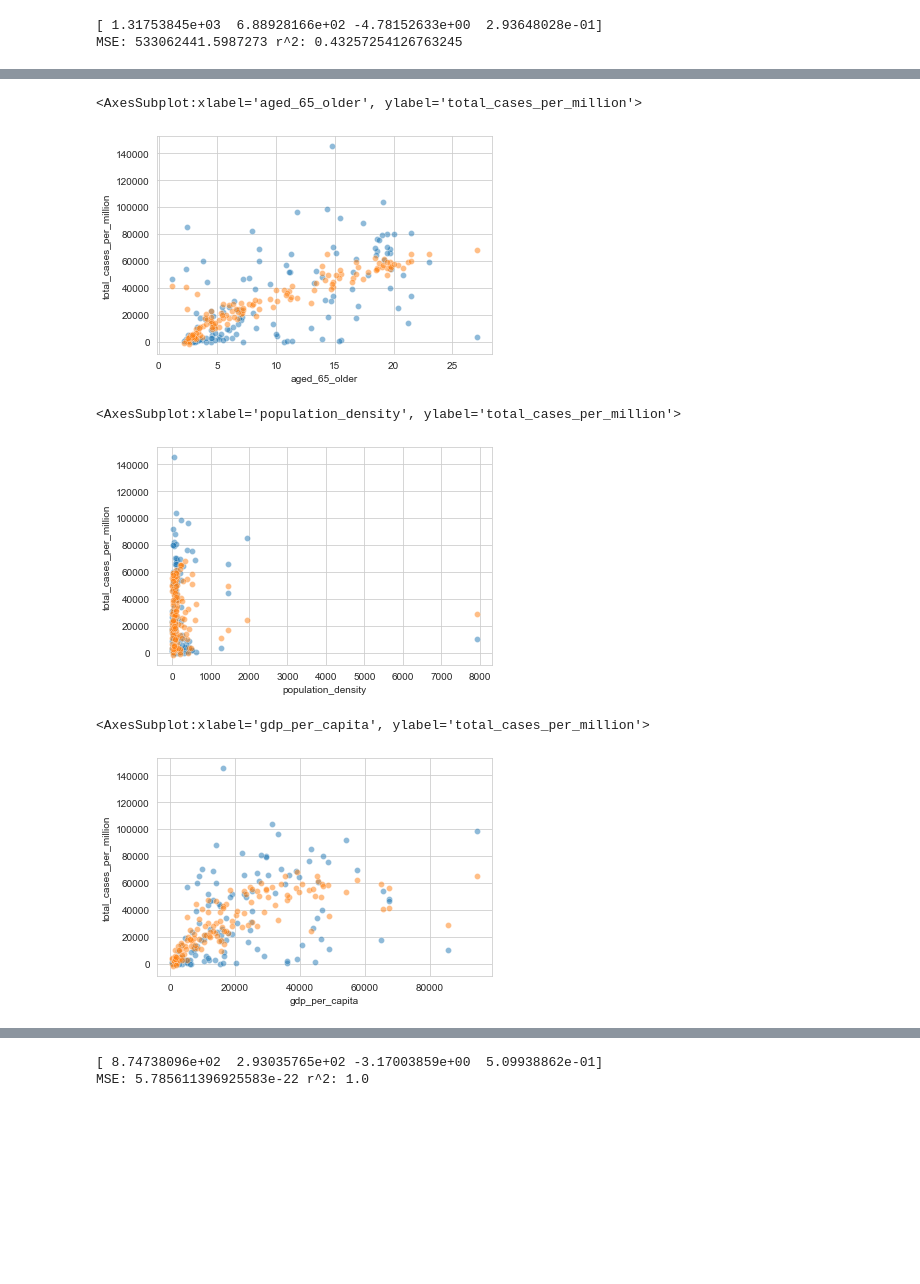
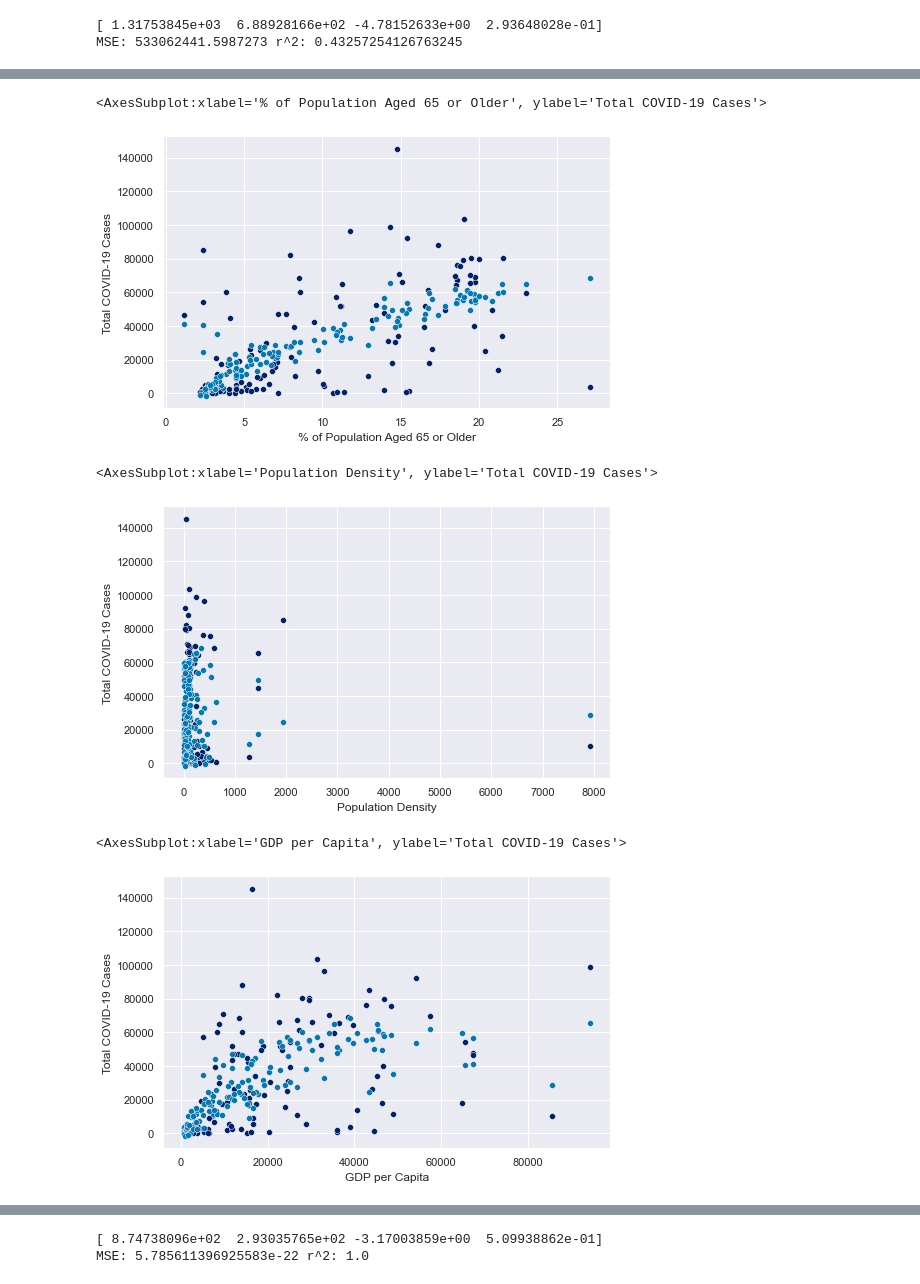
Before and after one commit to amrbedawi/216_Project, a Jupyter notebook: data.ipynb, the cells around one changed output, grey strips where cells are left out. Saved outputs shown, nothing was run; the diff lists cells and outputs as text; code cells hidden in the pictures; blank space fills up the shorter version.

```diff
--- a/data.ipynb
+++ b/data.ipynb
@@ -4,9 +4,11 @@ import pandas as pd
 import numpy as np
 
 import seaborn as sns
-sns.set_style("whitegrid")
+sns.set_style("darkgrid")
+sns.set(rc = {'figure.figsize':(8, 5)})
 
 from sklearn.linear_model import LinearRegression
+from sklearn.preprocessing import PolynomialFeatures
 from sklearn.metrics import mean_squared_error
 from sklearn.metrics import r2_score
 # %%
@@ -114,18 +107,21 @@ sns.scatterplot(data = gen, x = "median_age", y = "pred_total_cases_per_million"
 # %%
-sns.scatterplot(data = gen, x = "aged_65_older", y = "total_cases_per_million", alpha = 0.5)
-sns.scatterplot(data = gen, x = "aged_65_older", y = "pred_total_cases_per_million", alpha = 0.5)
+sns.scatterplot(data = gen, x = "aged_65_older", y = "total_cases_per_million", color = "#012169").set(xlabel = "% of Population Aged 65 or Older",
+                                                                                 ylabel = "Total COVID-19 Cases")
+sns.scatterplot(data = gen, x = "aged_65_older", y = "pred_total_cases_per_million", color = "#0577B1")
 # %% [output]
-<AxesSubplot:xlabel='aged_65_older', ylabel='total_cases_per_million'>
+<AxesSubplot:xlabel='% of Population Aged 65 or Older', ylabel='Total COVID-19 Cases'>
-[figure, old version]
+[figure, new version]
 # %%
-sns.scatterplot(data = gen, x = "population_density", y = "total_cases_per_million", alpha = 0.5)
-sns.scatterplot(data = gen, x = "population_density", y = "pred_total_cases_per_million", alpha = 0.5)
+sns.scatterplot(data = gen, x = "population_density", y = "total_cases_per_million", color = "#012169").set(xlabel = "Population Density",
+                                                                                 ylabel = "Total COVID-19 Cases")
+sns.scatterplot(data = gen, x = "population_density", y = "pred_total_cases_per_million", color = "#0577B1")
 # %% [output]
-<AxesSubplot:xlabel='population_density', ylabel='total_cases_per_million'>
+<AxesSubplot:xlabel='Population Density', ylabel='Total COVID-19 Cases'>
-[figure, old version]
+[figure, new version]
 # %%
-sns.scatterplot(data = gen, x = "gdp_per_capita", y = "total_cases_per_million", alpha = 0.5)
-sns.scatterplot(data = gen, x = "gdp_per_capita", y = "pred_total_cases_per_million", alpha = 0.5)
+sns.scatterplot(data = gen, x = "gdp_per_capita", y = "total_cases_per_million", color = "#012169").set(xlabel = "GDP per Capita",
+                                                                                 ylabel = "Total COVID-19 Cases")
+sns.scatterplot(data = gen, x = "gdp_per_capita", y = "pred_total_cases_per_million", color = "#0577B1")
 # %% [output]
-<AxesSubplot:xlabel='gdp_per_capita', ylabel='total_cases_per_million'>
+<AxesSubplot:xlabel='GDP per Capita', ylabel='Total COVID-19 Cases'>
-[figure, old version]
+[figure, new version]
```
Also changed, not shown: parts of 15 cells of this notebook, 3 other files.
